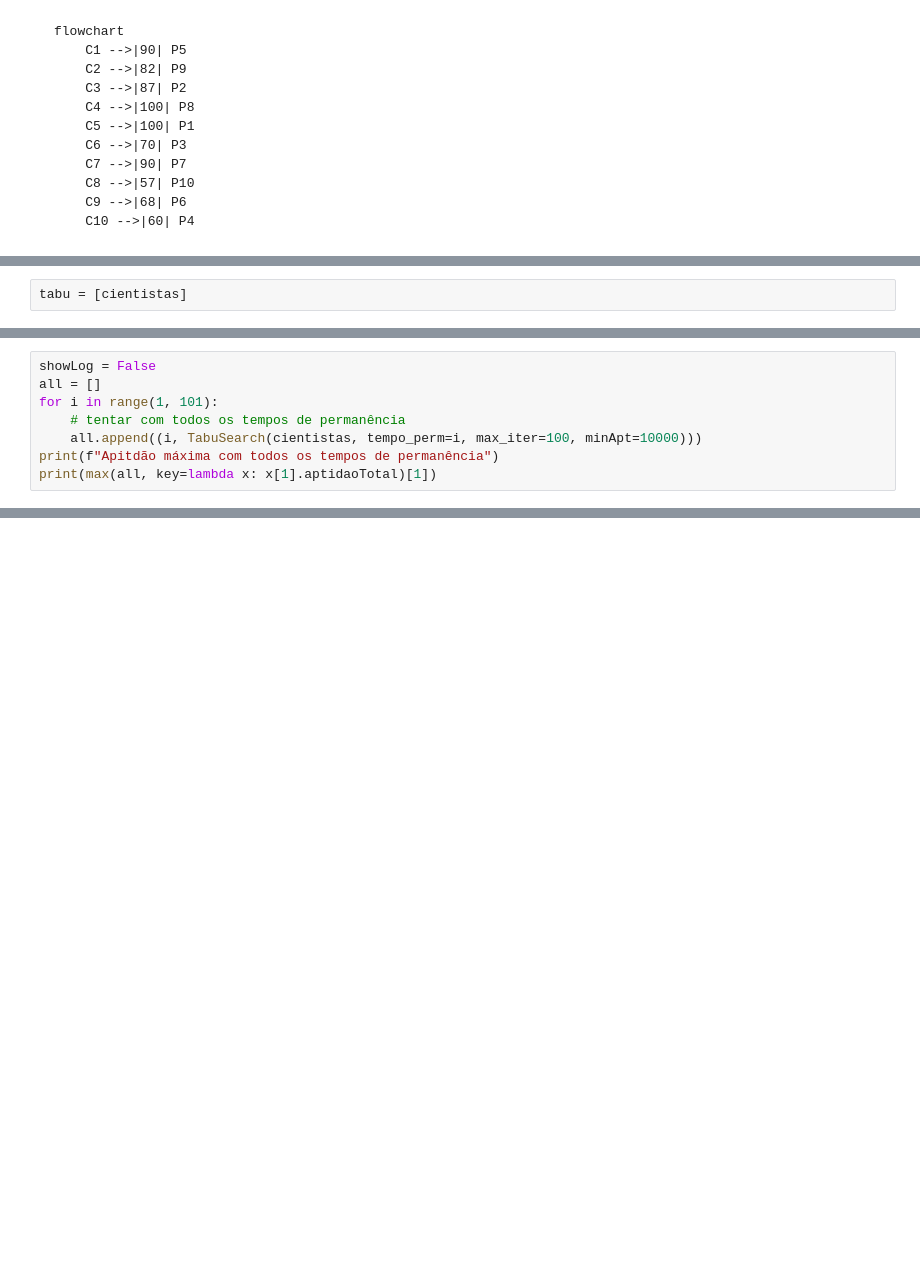
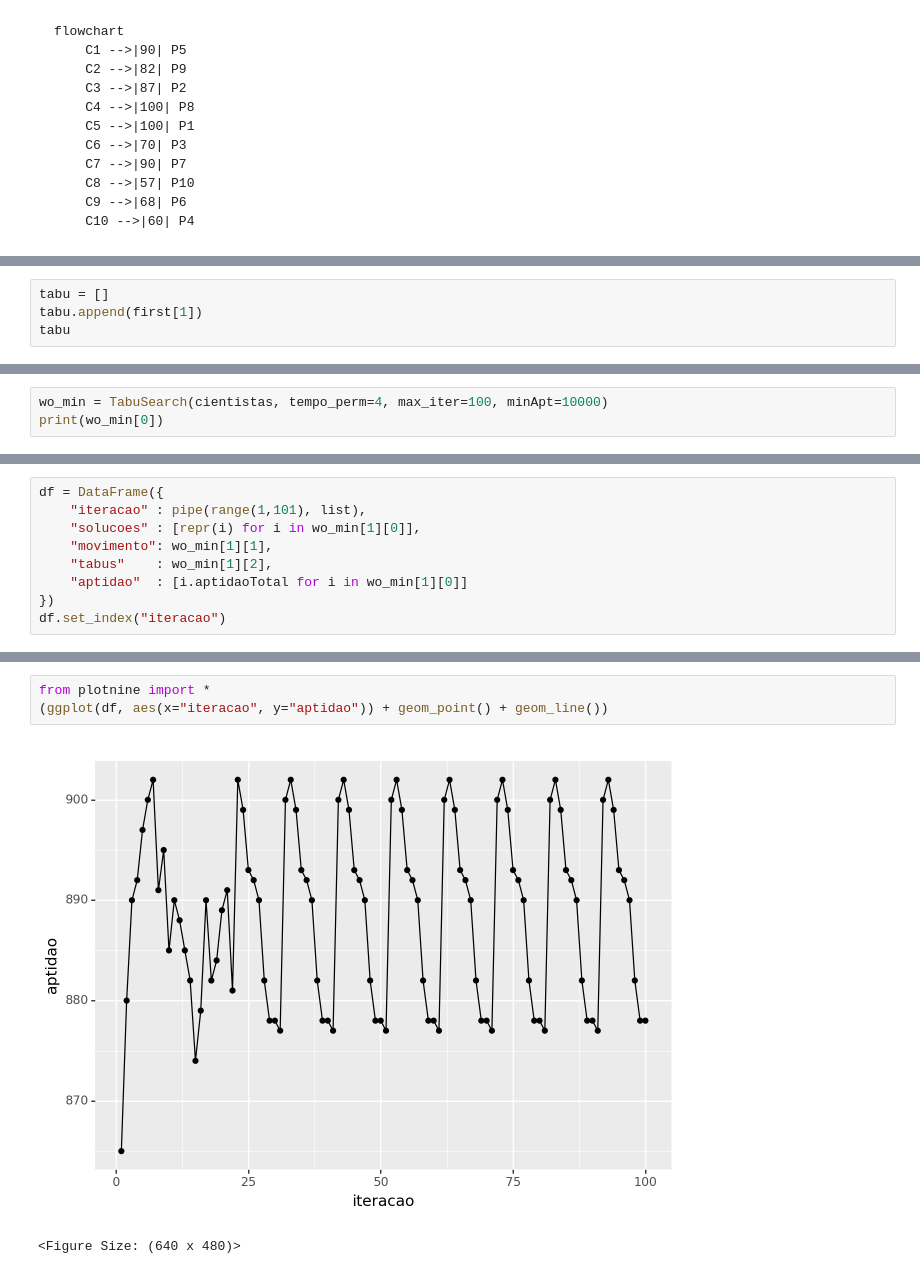
Before and after one commit to notPlancha/projeto-optimizacao, a Jupyter notebook: II/Rascunho.ipynb, the cells around one changed output, grey strips where cells are left out. Cells and saved outputs as stored; diff of their text form; blank space fills up the shorter version.

Commit message:
mudado vizinhanca, lista tabu

```diff
--- a/II/Rascunho.ipynb
+++ b/II/Rascunho.ipynb
@@ -224,2 +234,4 @@ g) A primeira solução iria ser adicionada à lista tabu, para a segunda não a
 # %%
-tabu = [cientistas]
+tabu = []
+tabu.append(first[1])
+tabu
@@ -294,8 +313,0 @@ Cientistas e os seus projetos associados:
-# %%
-showLog = False
-all = []
-for i in range(1, 101):
-    # tentar com todos os tempos de permanência
-    all.append((i, TabuSearch(cientistas, tempo_perm=i, max_iter=100, minApt=10000)))
-print(f"Apitdão máxima com todos os tempos de permanência")
-print(max(all, key=lambda x: x[1].aptidaoTotal)[1])
@@ -324,0 +314,3 @@ df["aptidao"] = df["cientistas"].apply(lambda x: x.aptidaoTotal)
+# %%
+wo_min = TabuSearch(cientistas, tempo_perm=4, max_iter=100, minApt=10000)
+print(wo_min[0])
@@ -324,0 +335,9 @@ df["aptidao"] = df["cientistas"].apply(lambda x: x.aptidaoTotal)
+# %%
+df = DataFrame({
+    "iteracao" : pipe(range(1,101), list),
+    "solucoes" : [repr(i) for i in wo_min[1][0]],
+    "movimento": wo_min[1][1],
+    "tabus"    : wo_min[1][2],
+    "aptidao"  : [i.aptidaoTotal for i in wo_min[1][0]]
+})
+df.set_index("iteracao")
@@ -324,0 +359,6 @@ df["aptidao"] = df["cientistas"].apply(lambda x: x.aptidaoTotal)
+# %%
+from plotnine import *
+(ggplot(df, aes(x="iteracao", y="aptidao")) + geom_point() + geom_line())
+# %% [output]
+[figure, added]
+<Figure Size: (640 x 480)>
```
Also changed, not shown: parts of 22 cells of this notebook.
